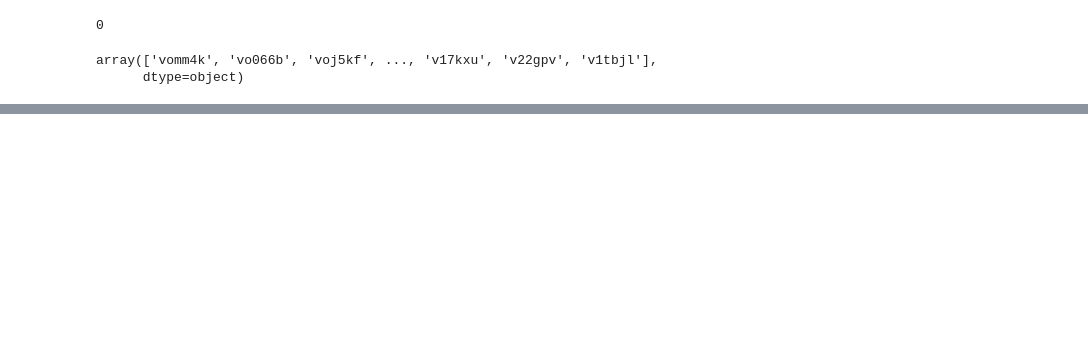
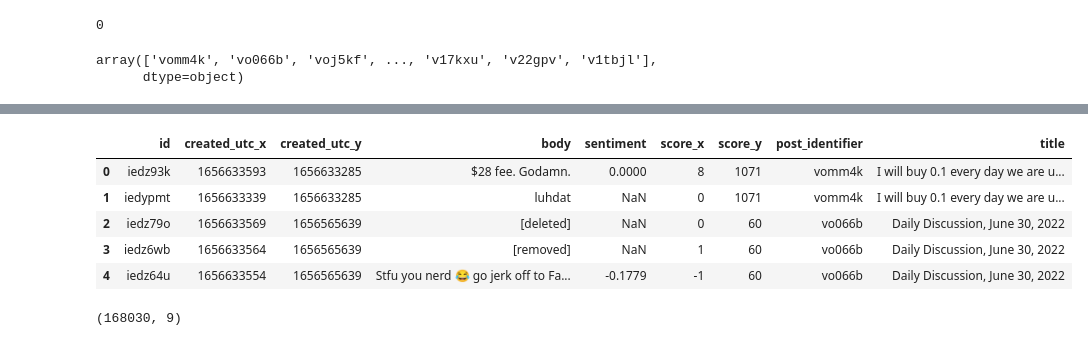
Before and after one commit to MucuiBen/Bitcoin_Sentiment_Analysis, a Jupyter notebook: BTC Sentimental Analysis.ipynb, the cells around one changed output, grey strips where cells are left out. Drawn from its saved outputs; the diff is of its cells as text; code cells hidden in the pictures; blank space fills up the shorter version.

```diff
--- a/BTC Sentimental Analysis.ipynb
+++ b/BTC Sentimental Analysis.ipynb
@@ -181,0 +246,21 @@ merged_df.head()
+# %%
+# Create a new DataFrame with relevant columns
+relevant_columns = ['id', 'created_utc_x', 'created_utc_y','body','sentiment','score_x','score_y',
+                   'post_identifier','title']
+new_df = merged_df[relevant_columns].copy()
+# %%
+#view the first 5 rows
+new_df.head(5)
+# %% [output]
+|  | id | created_utc_x | created_utc_y | body | sentiment | score_x | score_y | post_identifier | title |
+| 0 | iedz93k | 1656633593 | 1656633285 | $28 fee. Godamn. | 0.0000 | 8 | 1071 | vomm4k | I will buy 0.1 every day we are u... |
+| 1 | iedypmt | 1656633339 | 1656633285 | luhdat | NaN | 0 | 1071 | vomm4k | I will buy 0.1 every day we are u... |
+| 2 | iedz79o | 1656633569 | 1656565639 | [deleted] | NaN | 0 | 60 | vo066b | Daily Discussion, June 30, 2022 |
+| 3 | iedz6wb | 1656633564 | 1656565639 | [removed] | NaN | 1 | 60 | vo066b | Daily Discussion, June 30, 2022 |
+| 4 | iedz64u | 1656633554 | 1656565639 | Stfu you nerd 😂 go jerk off to Fa... | -0.1779 | -1 | 60 | vo066b | Daily Discussion, June 30, 2022 |
+# %%
+#check the sghape of the new_df
+
+new_df.shape
+# %% [output]
+(168030, 9)
```
Also changed, not shown: parts of 27 cells of this notebook.
